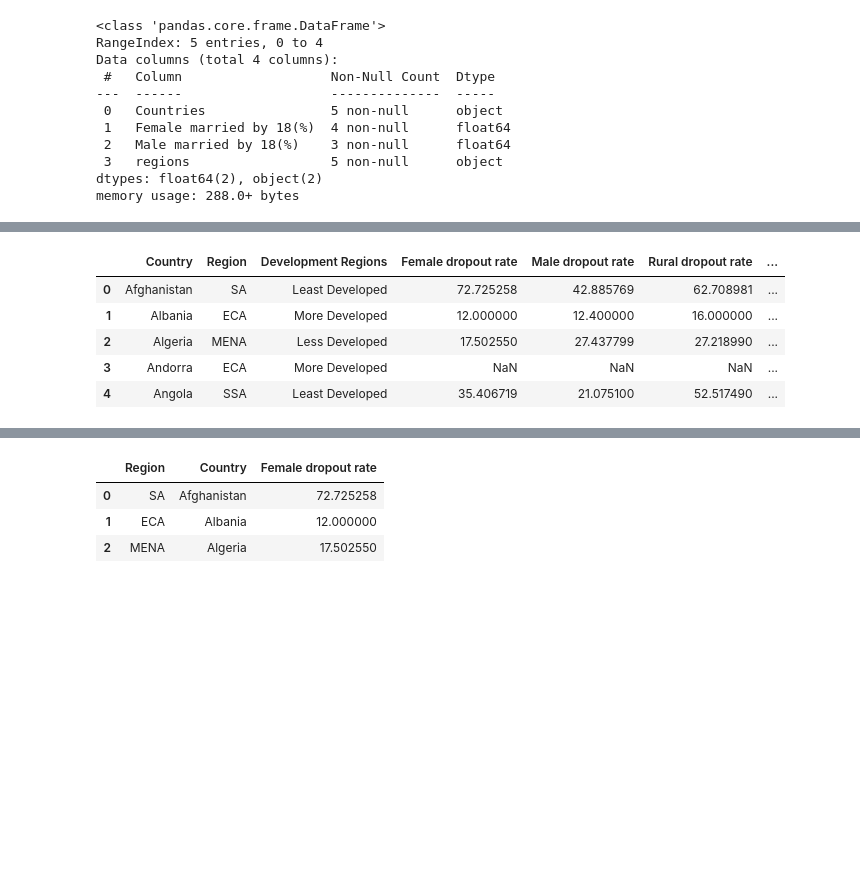
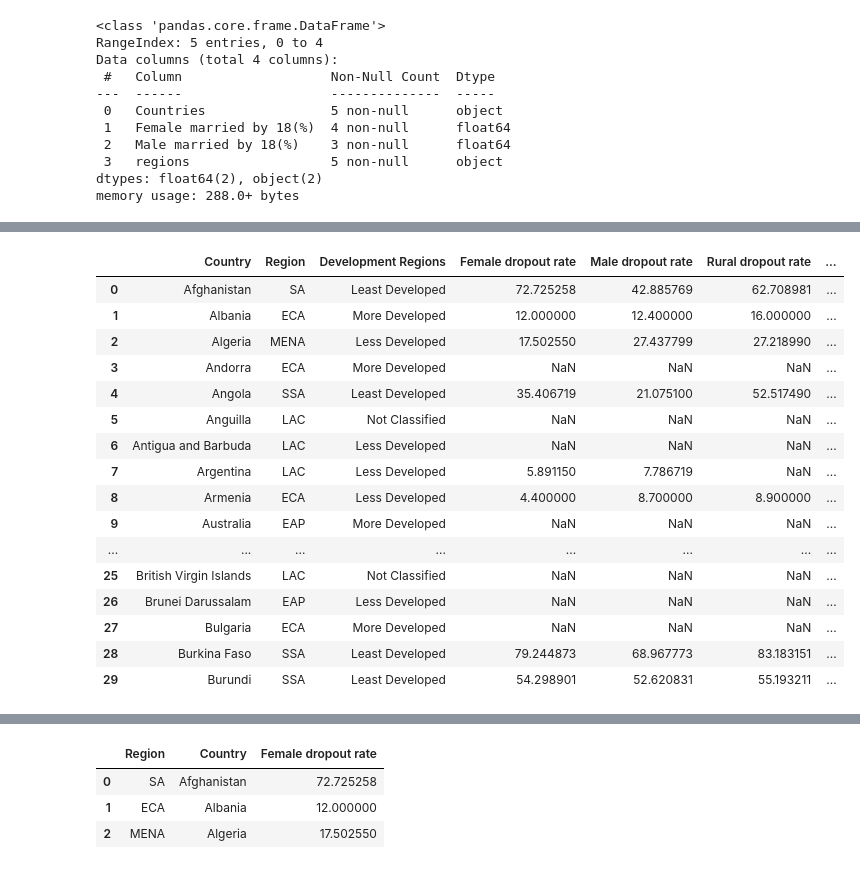
Before and after one commit to shimjide123/datman, a Jupyter notebook: PS2_Yu_Nong.ipynb, the cells around one changed output, grey strips where cells are left out. Drawn from its saved outputs; the diff is of its cells as text; code cells hidden in the pictures; blank space fills up the shorter version.

```diff
--- a/PS2_Yu_Nong.ipynb
+++ b/PS2_Yu_Nong.ipynb
@@ -148,11 +148,22 @@ dropout.rename(columns={'Male': 'Male dropout rate'}, inplace=True)
 dropout.rename(columns={'Rural': 'Rural dropout rate'}, inplace=True)
 dropout.rename(columns={'Urban':'Urban dropout rate'}, inplace=True)
 # %%
-dropout.head()
+dropout.head(30)
 # %% [output]
 |  | Country | Region | Development Regions | Female dropout rate | Male dropout rate | Rural dropout rate | ... |
 | 0 | Afghanistan | SA | Least Developed | 72.725258 | 42.885769 | 62.708981 | ... |
 | 1 | Albania | ECA | More Developed | 12.000000 | 12.400000 | 16.000000 | ... |
 | 2 | Algeria | MENA | Less Developed | 17.502550 | 27.437799 | 27.218990 | ... |
 | 3 | Andorra | ECA | More Developed | NaN | NaN | NaN | ... |
 | 4 | Angola | SSA | Least Developed | 35.406719 | 21.075100 | 52.517490 | ... |
+| 5 | Anguilla | LAC | Not Classified | NaN | NaN | NaN | ... |
+| 6 | Antigua and Barbuda | LAC | Less Developed | NaN | NaN | NaN | ... |
+| 7 | Argentina | LAC | Less Developed | 5.891150 | 7.786719 | NaN | ... |
+| 8 | Armenia | ECA | Less Developed | 4.400000 | 8.700000 | 8.900000 | ... |
+| 9 | Australia | EAP | More Developed | NaN | NaN | NaN | ... |
+| ... | ... | ... | ... | ... | ... | ... | ... |
+| 25 | British Virgin Islands | LAC | Not Classified | NaN | NaN | NaN | ... |
+| 26 | Brunei Darussalam | EAP | Less Developed | NaN | NaN | NaN | ... |
+| 27 | Bulgaria | ECA | More Developed | NaN | NaN | NaN | ... |
+| 28 | Burkina Faso | SSA | Least Developed | 79.244873 | 68.967773 | 83.183151 | ... |
+| 29 | Burundi | SSA | Least Developed | 54.298901 | 52.620831 | 55.193211 | ... |
```
Also changed, not shown: parts of 2 cells of this notebook.
